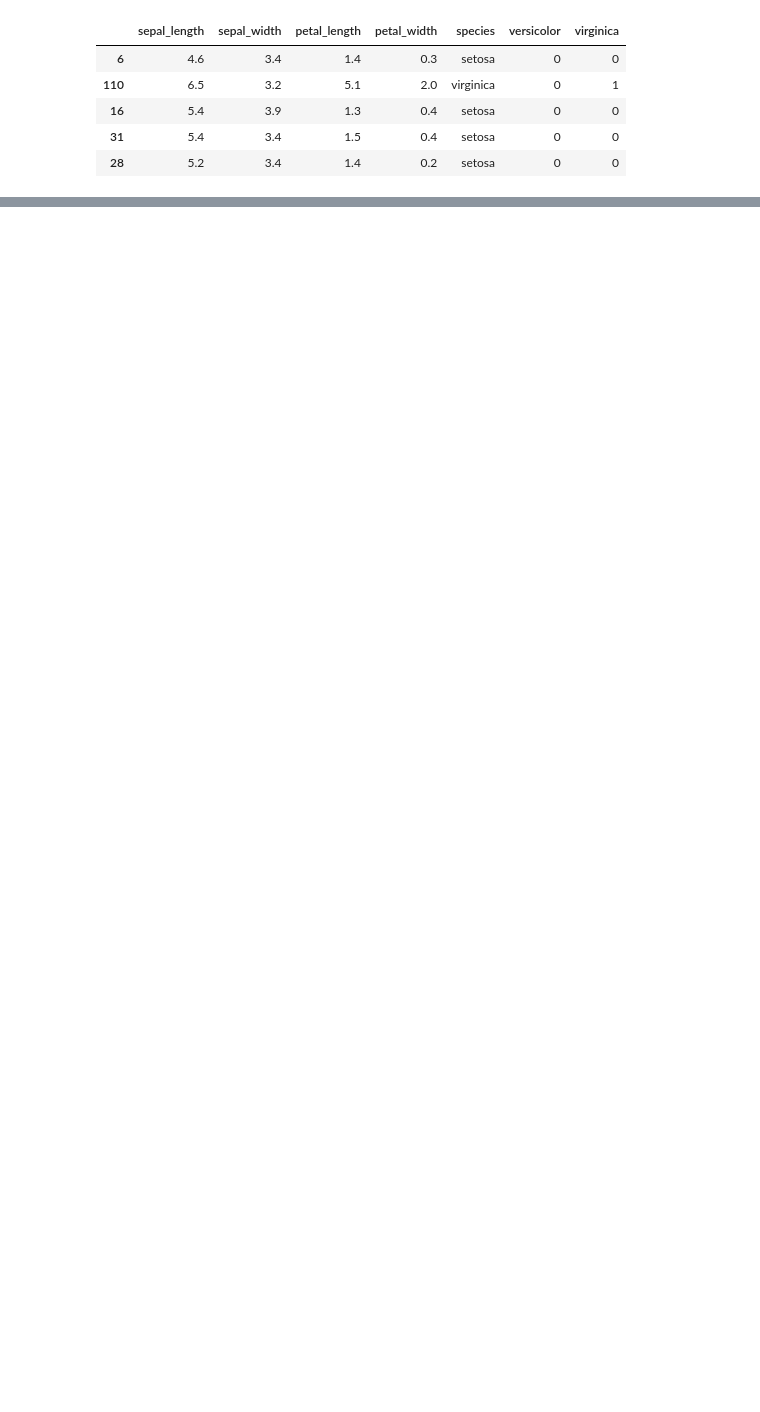
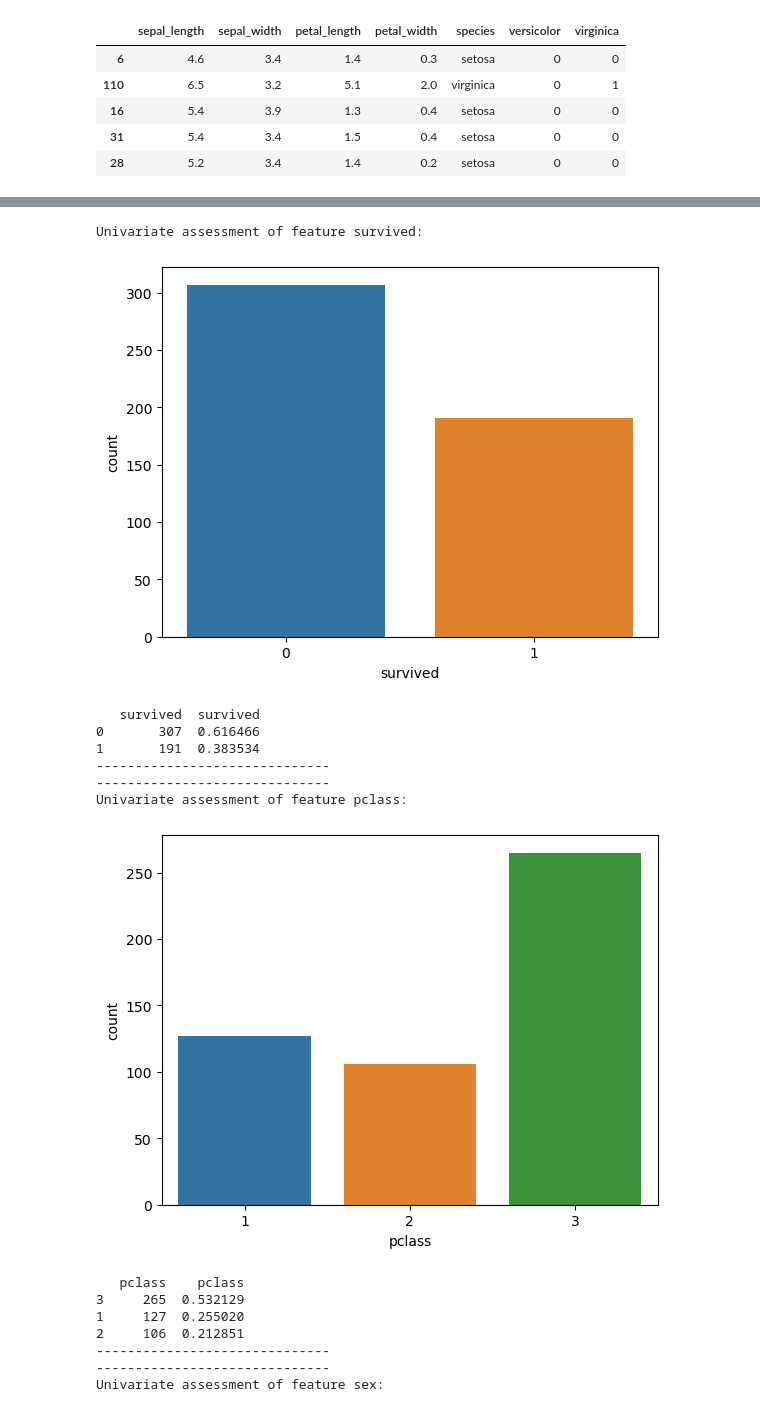
Before and after one commit to Adam-Harris87/classification-exercises, a Jupyter notebook: classification_exercises.ipynb, the cells around one changed output, grey strips where cells are left out. Cells and saved outputs as stored; diff of their text form; code cells hidden in the pictures; blank space fills up the shorter version.

```diff
--- a/classification_exercises.ipynb
+++ b/classification_exercises.ipynb
@@ -1232,0 +1417,2 @@ cat_cols, num_cols, explore_cols = get_column_types(train_iris)
+# %%
+train_titanic, validate_titanic, test_titanic = prepare.wrangle_data('titanic')
@@ -1232,0 +1447,19 @@ cat_cols, num_cols, explore_cols = get_column_types(train_iris)
+# %%
+univ_plot_cols(train_titanic)
+# %% [output]
+Univariate assessment of feature survived:
+[figure, added]
+   survived  survived
+0       307  0.616466
+1       191  0.383534
+------------------------------
+------------------------------
+Univariate assessment of feature pclass:
+[figure, added]
+   pclass    pclass
+3     265  0.532129
+1     127  0.255020
+2     106  0.212851
+------------------------------
+------------------------------
+Univariate assessment of feature sex:
```
Also changed, not shown: parts of 43 cells of this notebook.
